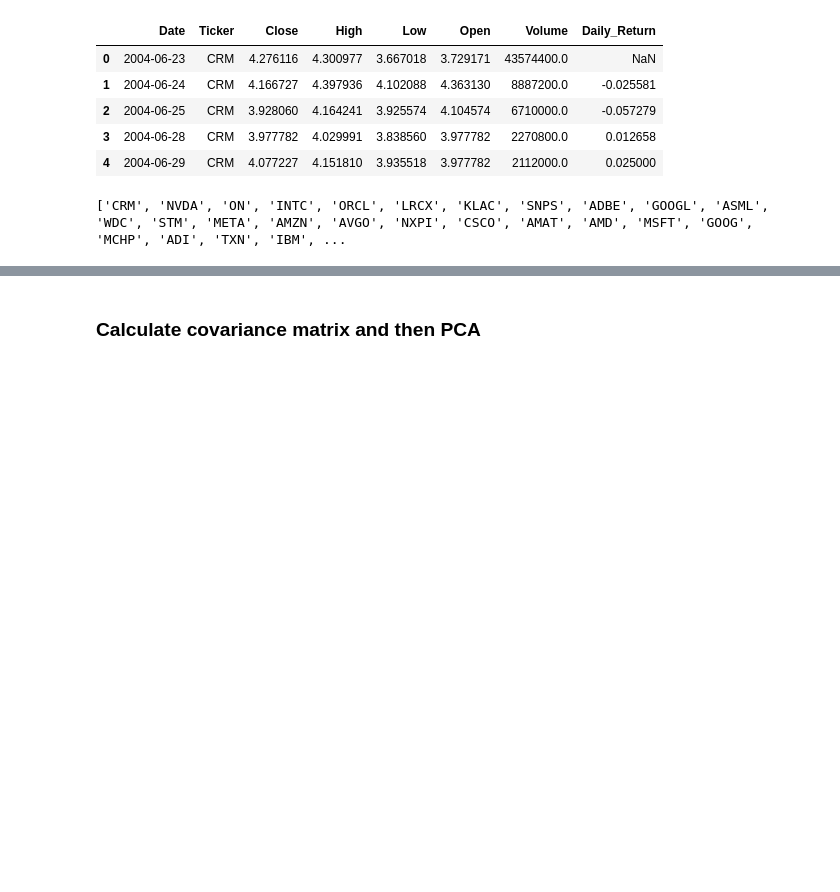
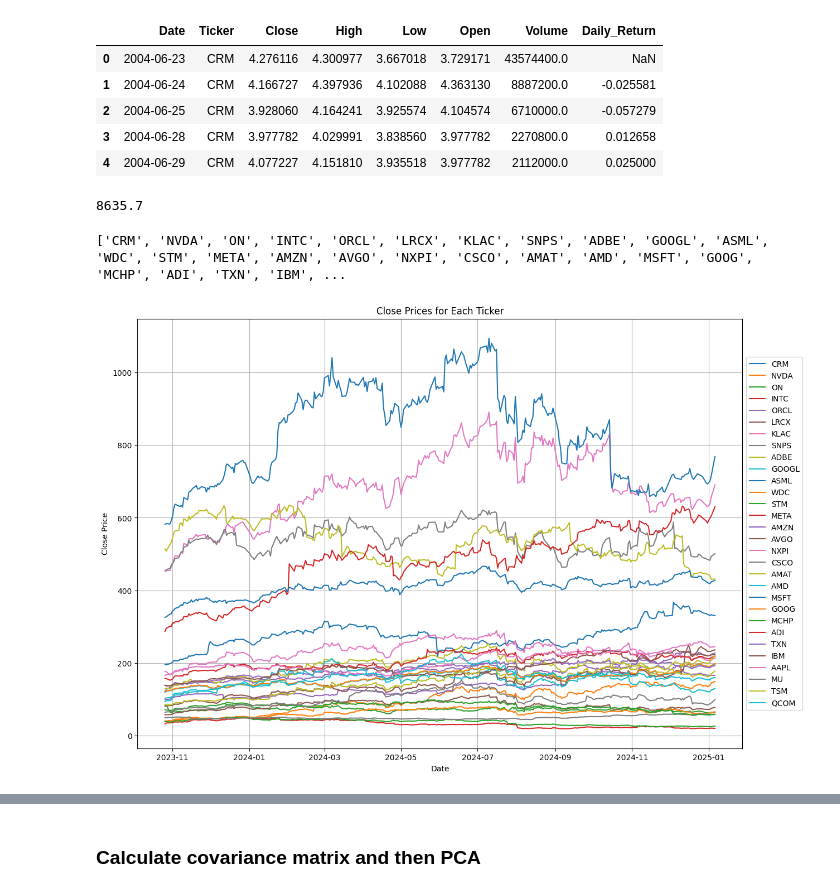
Before and after one commit to albertoHdzE/GWP_1, a Jupyter notebook: 04_Empirical_analysis_ETF.ipynb, the cells around one changed output, grey strips where cells are left out. Saved outputs shown, nothing was run; the diff lists cells and outputs as text; code cells hidden in the pictures; blank space fills up the shorter version.

```diff
--- a/04_Empirical_analysis_ETF.ipynb
+++ b/04_Empirical_analysis_ETF.ipynb
@@ -132,7 +132,28 @@ Daily returns have been computed and saved to combined_last_6_months_with_return
 | 2 | 2004-06-25 | CRM | 3.928060 | 4.164241 | 3.925574 | 4.104574 | 6710000.0 | -0.057279 |
 | 3 | 2004-06-28 | CRM | 3.977782 | 4.029991 | 3.838560 | 3.977782 | 2270800.0 | 0.012658 |
 | 4 | 2004-06-29 | CRM | 4.077227 | 4.151810 | 3.935518 | 3.977782 | 2112000.0 | 0.025000 |
+# %%
+len(combined_df)/30
+# %% [output]
+8635.7
 # %%
 print(list(combined_df['Ticker'].unique()))
 # %% [output]
 ['CRM', 'NVDA', 'ON', 'INTC', 'ORCL', 'LRCX', 'KLAC', 'SNPS', 'ADBE', 'GOOGL', 'ASML', 'WDC', 'STM', 'META', 'AMZN', 'AVGO', 'NXPI', 'CSCO', 'AMAT', 'AMD', 'MSFT', 'GOOG', 'MCHP', 'ADI', 'TXN', 'IBM', ...
+# %%
+import matplotlib.pyplot as plt
+
+# Plot the real data (Close prices) for each ticker
+plt.figure(figsize=(14, 10))
+for ticker in combined_df['Ticker'].unique():
+    ticker_data = combined_df[combined_df['Ticker'] == ticker].tail(300)
+    plt.plot(ticker_data['Date'], ticker_data['Close'], label=ticker)
+
+plt.xlabel('Date')
+plt.ylabel('Close Price')
+plt.title('Close Prices for Each Ticker')
+plt.legend(loc='center left', bbox_to_anchor=(1, 0.5))
+plt.grid(True)
+plt.show()
+# %% [output]
+[figure, added]
```
Also changed, not shown: parts of 2 cells of this notebook, 16 other files.
